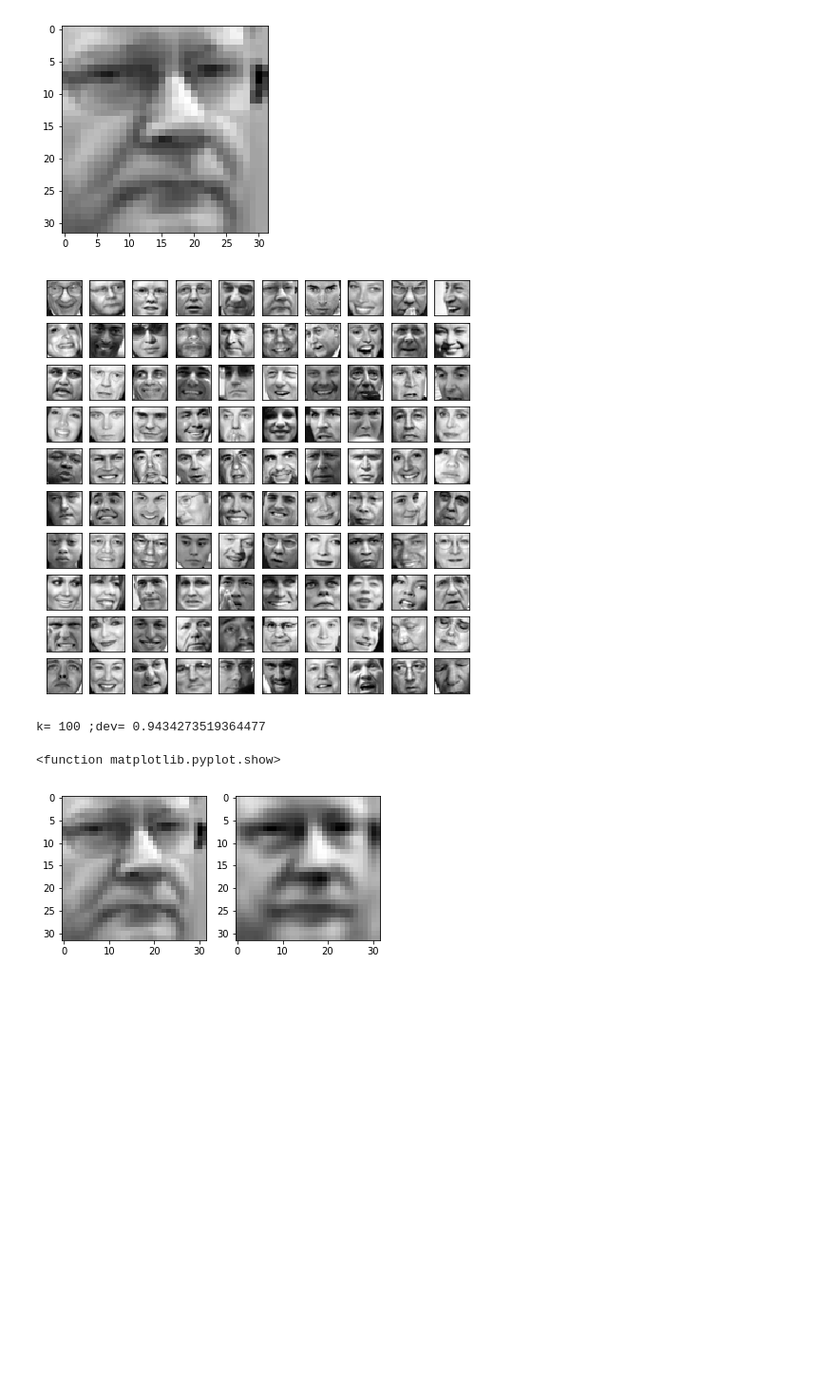
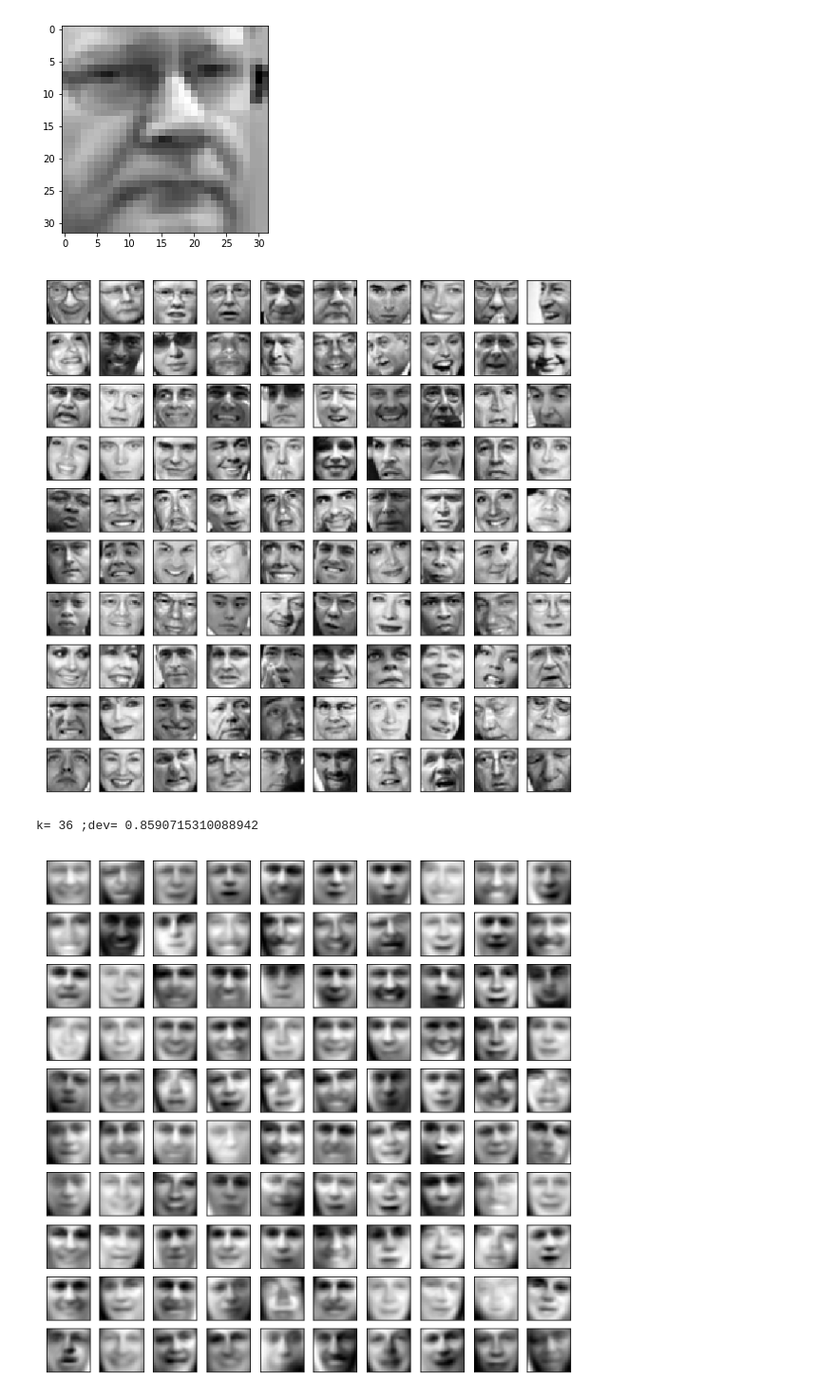
Before and after one commit to JoeeYF/AndrewNg-ML-using-Python, a Jupyter notebook: ex7-kmeans and PCA/PCA.ipynb, the cells around one changed output. Shown at 95% size. Saved outputs shown, nothing was run; the diff lists cells and outputs as text; code cells hidden in the pictures; blank space fills up the shorter version.

Commit message:
add PCA for visualization

```diff
--- a/ex7-kmeans and PCA/PCA.ipynb
+++ b/ex7-kmeans and PCA/PCA.ipynb
@@ -85,7 +85,7 @@ def plot_n_image(X, n):
 
     first_n_images = X[:n,:,:]
 
-    fig, ax_array = plt.subplots(nrows=grid_size, ncols=grid_size,sharey=True, sharex=True, figsize=(8, 8))
+    fig, ax_array = plt.subplots(nrows=grid_size, ncols=grid_size,sharey=True, sharex=True, figsize=(10, 10))
 
     for r in range(grid_size):
         for c in range(grid_size):
@@ -95,21 +95,14 @@ def plot_n_image(X, n):
 
 plot_n_image(face, n=100)
 # %% [output]
-[figure, old version]
+[figure, new version]
 # %%
 U, S, V = pca(X2)
-Z = project_data(X2, U, 100)
-dev = get_dev(S,100)
-X_recovered = recover_data(Z, U, 100)
+Z = project_data(X2, U, 16)
+dev = get_dev(S,36)
+X_recovered = recover_data(Z, U, 16)
 face_recovered = np.array([x.reshape((32, 32)).T for x in X_recovered])
-
-#查看原数据与压缩后恢复数据的图片
-plt.subplot(1,2,1)
-plt.imshow(face[5],cmap='gray')
-plt.subplot(1,2,2)
-plt.imshow(face_recovered[5],cmap='gray')
-plt.show
+plot_n_image(face_recovered, n=100)
 # %% [output]
-k= 100 ;dev= 0.9434273519364477
+k= 36 ;dev= 0.8590715310088942
-<function matplotlib.pyplot.show>
-[figure, old version]
+[figure, new version]
```
Also changed, not shown: parts of 7 cells of this notebook.
